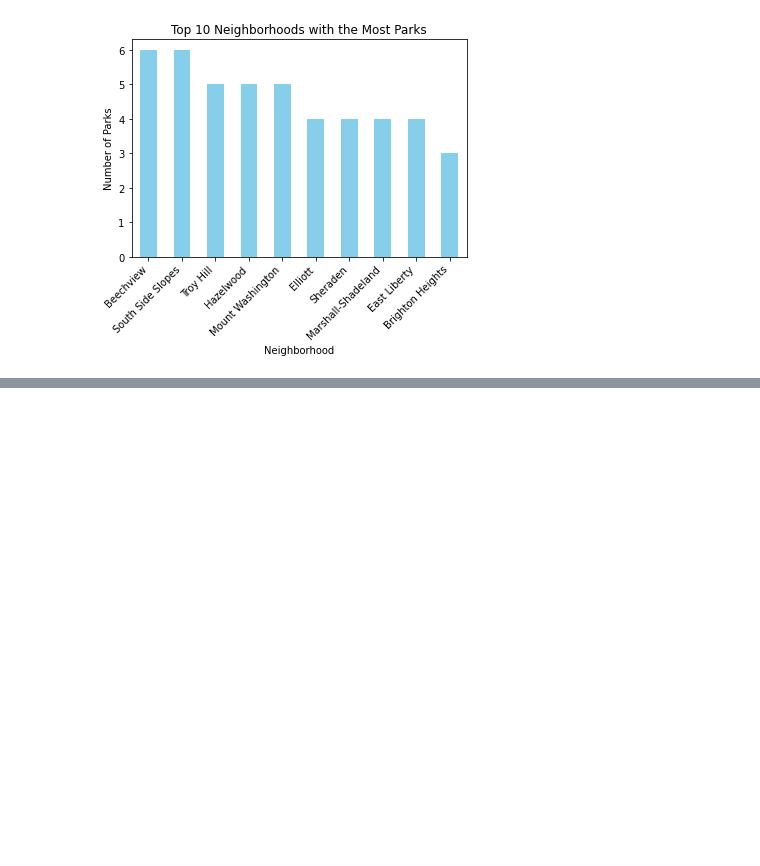
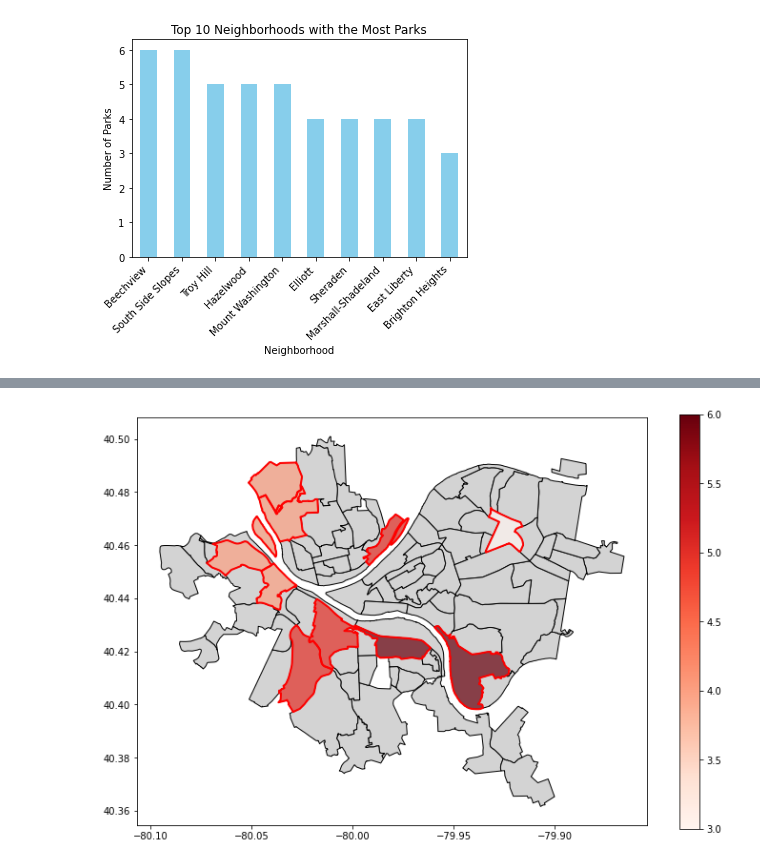
Before and after one commit to zhangsally/final-project, a Jupyter notebook: TJC144-notebook.ipynb, the cells around one changed output, grey strips where cells are left out. Drawn from its saved outputs; the diff is of its cells as text; code cells hidden in the pictures; blank space fills up the shorter version.

```diff
--- a/TJC144-notebook.ipynb
+++ b/TJC144-notebook.ipynb
@@ -176,0 +144,22 @@ neighborhood_map.plot()
+# %%
+# The top 10 neighborhoods and their coordinates
+top_10_neighborhoods = ['Beechview', 'South Side Slopes', 'Troy Hill', 'Hazelwood',
+                         'Mount Washington', 'Elliott', 'Sheraden', 'Marshall-Shadeland',
+                         'East Liberty', 'Brighton Heights']
+top_10_parks = [6, 6, 5, 5, 5, 4, 4, 4, 4, 3]  # Number of Parks
+
+top_10_coords = neighborhoodMap[neighborhoodMap['hood'].isin(top_10_neighborhoods)].copy()
+top_10_coords['max_parks'] = top_10_parks
+
+# Plot the neighborhood map with a choropleth
+fig, ax = plt.subplots(figsize=(12, 8))
+neighborhoodMap.plot(ax=ax, color='lightgrey', edgecolor='black')
+
+# Choropleth
+top_10_coords.boundary.plot(ax=ax, color=None, edgecolor='red', linewidth=2, marker='o', markersize=50)
+top_10_coords.plot(ax=ax, column='max_parks', cmap='Reds', linewidth=0, alpha=0.7, legend=True)
+
+# Display
+plt.show()
+# %% [output]
+[figure, added]
```
Also changed, not shown: parts of 13 cells of this notebook.
